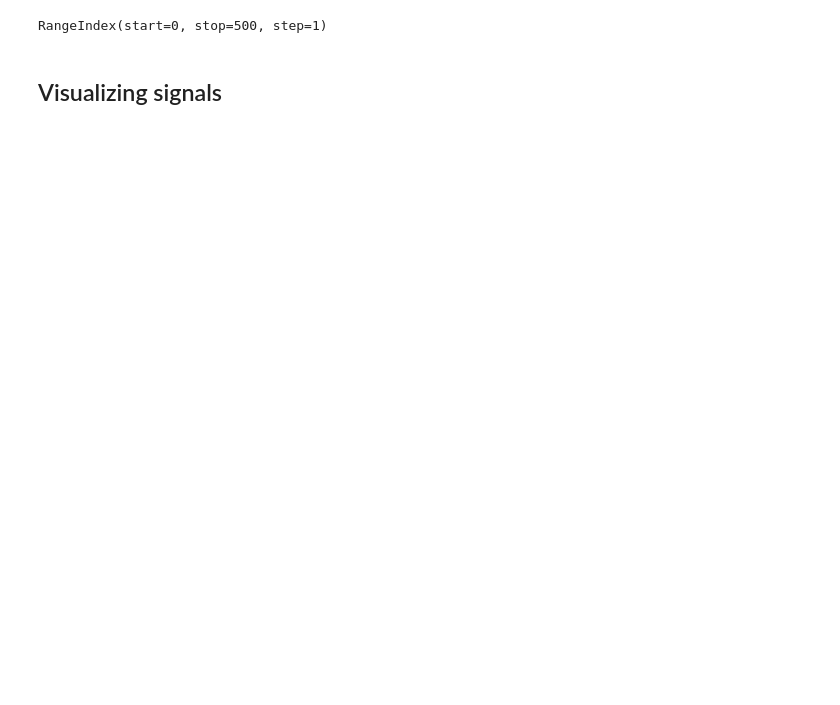
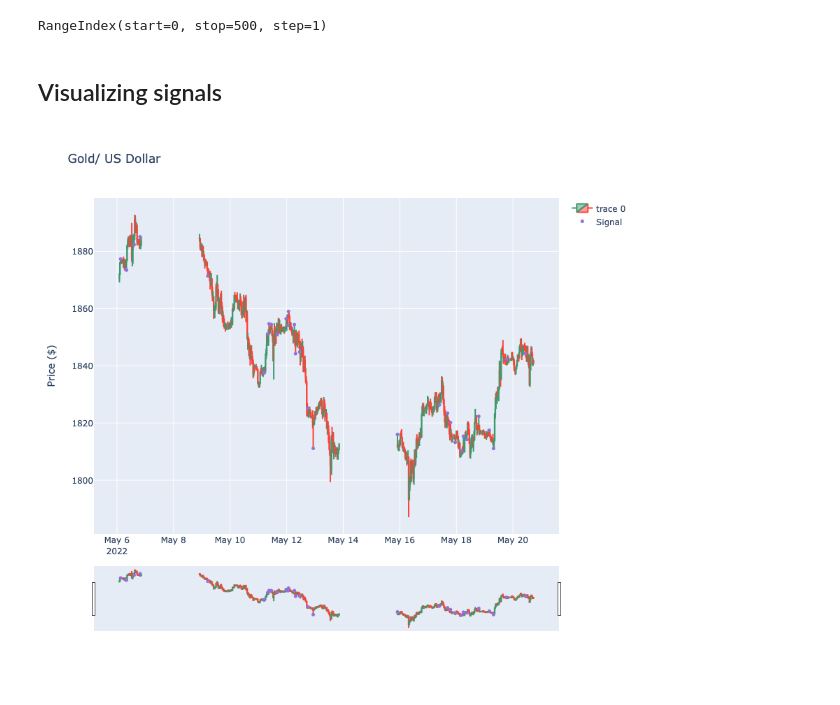
Before and after one commit to dkaybee/Trading-strategy, a Jupyter notebook: Shooting star and hammer strategy.ipynb, the cells around one changed output. Drawn from its saved outputs; the diff is of its cells as text; code cells hidden in the pictures; blank space fills up the shorter version.

Commit message:
added signals on plots

```diff
--- a/Shooting star and hammer strategy.ipynb
+++ b/Shooting star and hammer strategy.ipynb
@@ -279,3 +267,31 @@ df.index
 RangeIndex(start=0, stop=500, step=1)
 # %% [markdown]
 ## Visualizing signals
+# %%
+import numpy as np
+
+def pointpos(x):
+    if x['signal1']==1:
+        return x['askhigh']+1e-4
+    elif x['signal1']==2:
+        return x['asklow']-1e-4
+    else:
+        return np.nan
+
+
+df['pointpos']=df.apply(lambda row:pointpos(row), axis=1)
+# %%
+fig = go.Figure(data=[go.Candlestick(x=df['date'],
+                open=df['askopen'], high=df['askhigh'],
+                low=df['asklow'], close=df['askclose'])
+                     ])
+
+fig.add_scatter(x=df['date'], y=df['pointpos'], mode='markers',name='Signal',
+               marker=dict(size=5, color="MediumPurple"))
+
+fig.update_layout(xaxis_rangeslider_visible=True, width=800,
+                  height=800, title="Gold/ US Dollar",
+                  yaxis_title='Price ($)')
+fig.show()
+# %% [output]
+[figure, added]
```
Also changed, not shown: parts of 2 cells of this notebook.
